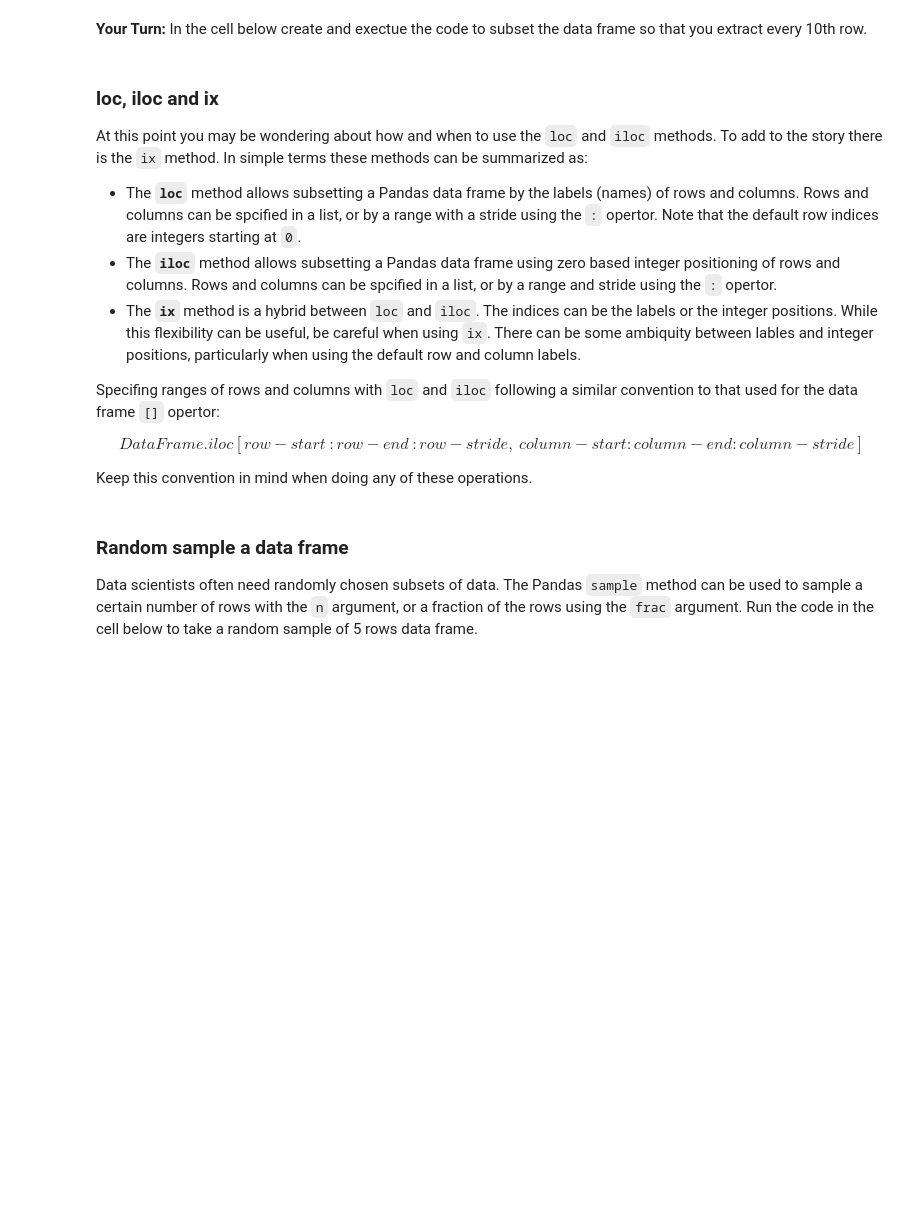
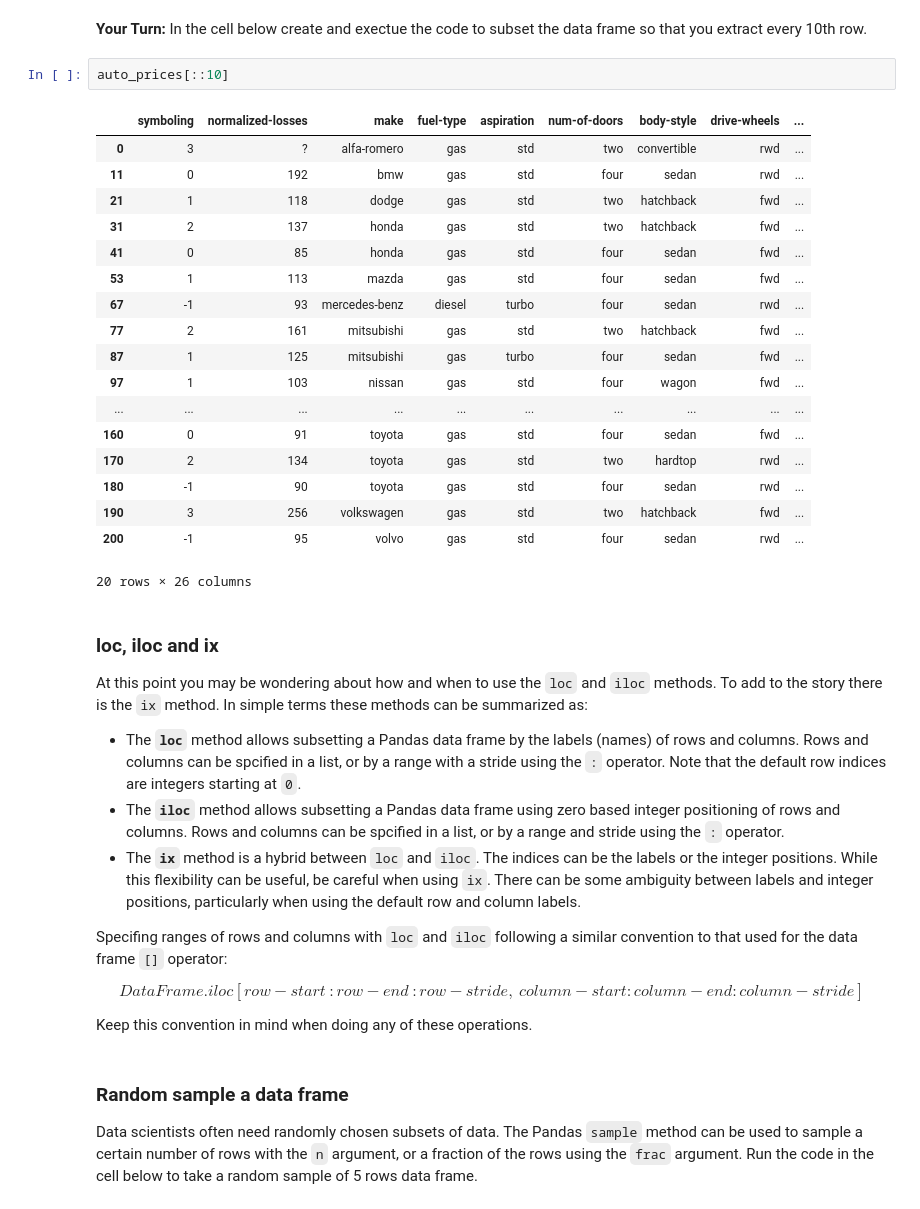
Before and after one commit to raffaeleterribile/pandas-tutorials, a Jupyter notebook: DataFrames-Python.ipynb, the cells around one changed output. Saved outputs shown, nothing was run; the diff lists cells and outputs as text; blank space fills up the shorter version.

```diff
--- a/DataFrames-Python.ipynb
+++ b/DataFrames-Python.ipynb
@@ -230,15 +234,36 @@ auto_prices.iloc[9:14]
 # %% [markdown]
 **Your Turn:** In the cell below create and exectue the code to subset the data frame so that you extract every 10th row.
+# %%
+auto_prices[::10]
+# %% [output]
+|  | symboling | normalized-losses | make | fuel-type | aspiration | num-of-doors | body-style | drive-wheels | ... |
+| 0 | 3 | ? | alfa-romero | gas | std | two | convertible | rwd | ... |
+| 11 | 0 | 192 | bmw | gas | std | four | sedan | rwd | ... |
+| 21 | 1 | 118 | dodge | gas | std | two | hatchback | fwd | ... |
+| 31 | 2 | 137 | honda | gas | std | two | hatchback | fwd | ... |
+| 41 | 0 | 85 | honda | gas | std | four | sedan | fwd | ... |
+| 53 | 1 | 113 | mazda | gas | std | four | sedan | fwd | ... |
+| 67 | -1 | 93 | mercedes-benz | diesel | turbo | four | sedan | rwd | ... |
+| 77 | 2 | 161 | mitsubishi | gas | std | two | hatchback | fwd | ... |
+| 87 | 1 | 125 | mitsubishi | gas | turbo | four | sedan | fwd | ... |
+| 97 | 1 | 103 | nissan | gas | std | four | wagon | fwd | ... |
+| ... | ... | ... | ... | ... | ... | ... | ... | ... | ... |
+| 160 | 0 | 91 | toyota | gas | std | four | sedan | fwd | ... |
+| 170 | 2 | 134 | toyota | gas | std | two | hardtop | rwd | ... |
+| 180 | -1 | 90 | toyota | gas | std | four | sedan | rwd | ... |
+| 190 | 3 | 256 | volkswagen | gas | std | two | hatchback | fwd | ... |
+| 200 | -1 | 95 | volvo | gas | std | four | sedan | rwd | ... |
+20 rows × 26 columns
 # %% [markdown]
 ### loc, iloc and ix
 
 At this point you may be wondering about how and when to use the `loc` and `iloc` methods. To add to the story there is the `ix` method. In simple terms these methods can be summarized as:
 
-- The **`loc`** method allows subsetting a Pandas data frame by the labels (names) of rows and columns. Rows and columns can be spcified in a list, or by a range with a stride using the `:` opertor. Note that the default row indices are integers starting at `0`.
-- The **`iloc`** method allows subsetting a Pandas data frame using zero based integer positioning of rows and columns. Rows and columns can be spcified in a list, or by a range and stride using the `:` opertor.
-- The **`ix`** method is a hybrid between `loc` and `iloc`. The indices can be the labels or the integer positions. While this flexibility can be useful, be careful when using  `ix`. There can be some ambiquity between lables and integer positions, particularly when using the default row and column labels.
+- The **`loc`** method allows subsetting a Pandas data frame by the labels (names) of rows and columns. Rows and columns can be spcified in a list, or by a range with a stride using the `:` operator. Note that the default row indices are integers starting at `0`.
+- The **`iloc`** method allows subsetting a Pandas data frame using zero based integer positioning of rows and columns. Rows and columns can be spcified in a list, or by a range and stride using the `:` operator.
+- The **`ix`** method is a hybrid between `loc` and `iloc`. The indices can be the labels or the integer positions. While this flexibility can be useful, be careful when using  `ix`. There can be some ambiguity between labels and integer positions, particularly when using the default row and column labels.
 
-Specifing ranges of rows and  columns with `loc` and `iloc` following a similar convention to that used for the data frame `[]` opertor:
+Specifing ranges of rows and  columns with `loc` and `iloc` following a similar convention to that used for the data frame `[]` operator:
 
 $$DataFrame.iloc[row-start\ : row-end\ : row-stride,\ column-start: column-end: column-stride]$$
 
```
Also changed, not shown: parts of 12 cells of this notebook.
